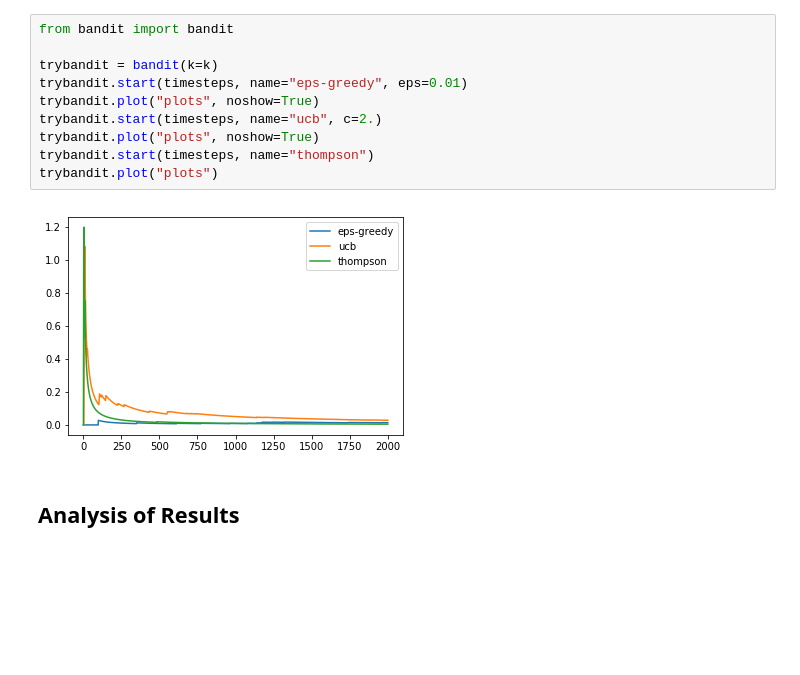
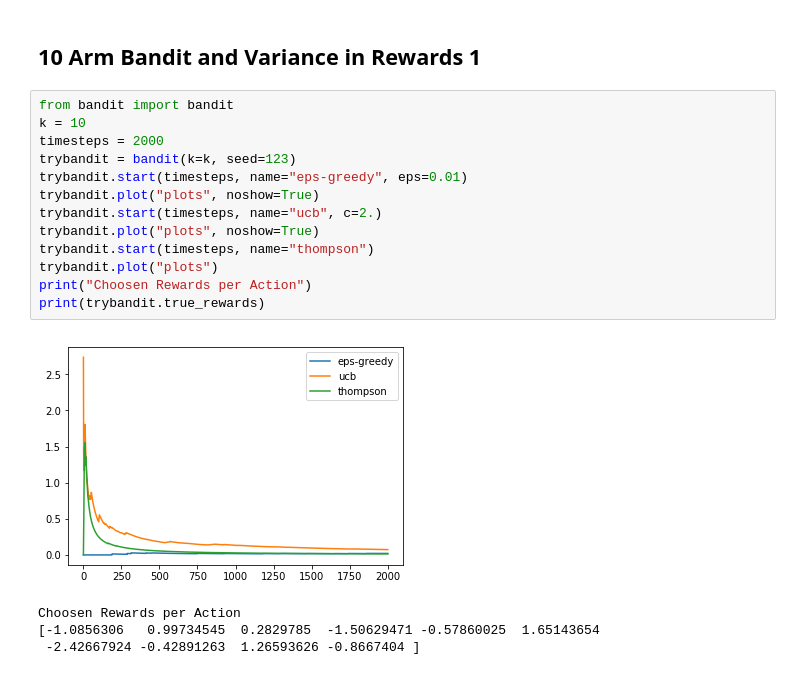
Before and after one commit to gp1702/RL, a Jupyter notebook: assignment1/Report.ipynb, the cells around one changed output. Saved outputs shown, nothing was run; the diff lists cells and outputs as text; blank space fills up the shorter version.

```diff
--- a/assignment1/Report.ipynb
+++ b/assignment1/Report.ipynb
@@ -51,14 +40,20 @@ Number of Timesteps you want to run?: 2000
+# %% [markdown]
+## 10 Arm Bandit and Variance in Rewards 1
 # %%
 from bandit import bandit
-
-trybandit = bandit(k=k)
+k = 10
+timesteps = 2000
+trybandit = bandit(k=k, seed=123)
 trybandit.start(timesteps, name="eps-greedy", eps=0.01)
 trybandit.plot("plots", noshow=True)
 trybandit.start(timesteps, name="ucb", c=2.)
 trybandit.plot("plots", noshow=True)
 trybandit.start(timesteps, name="thompson")
 trybandit.plot("plots")
+print("Choosen Rewards per Action")
+print(trybandit.true_rewards)
 # %% [output]
-[figure, old version]
+[figure, new version]
+Choosen Rewards per Action
+[-1.0856306   0.99734545  0.2829785  -1.50629471 -0.57860025  1.65143654
+ -2.42667924 -0.42891263  1.26593626 -0.8667404 ]
-# %% [markdown]
-## Analysis of Results
```
Also changed, not shown: parts of 15 cells of this notebook, 1 other file.
